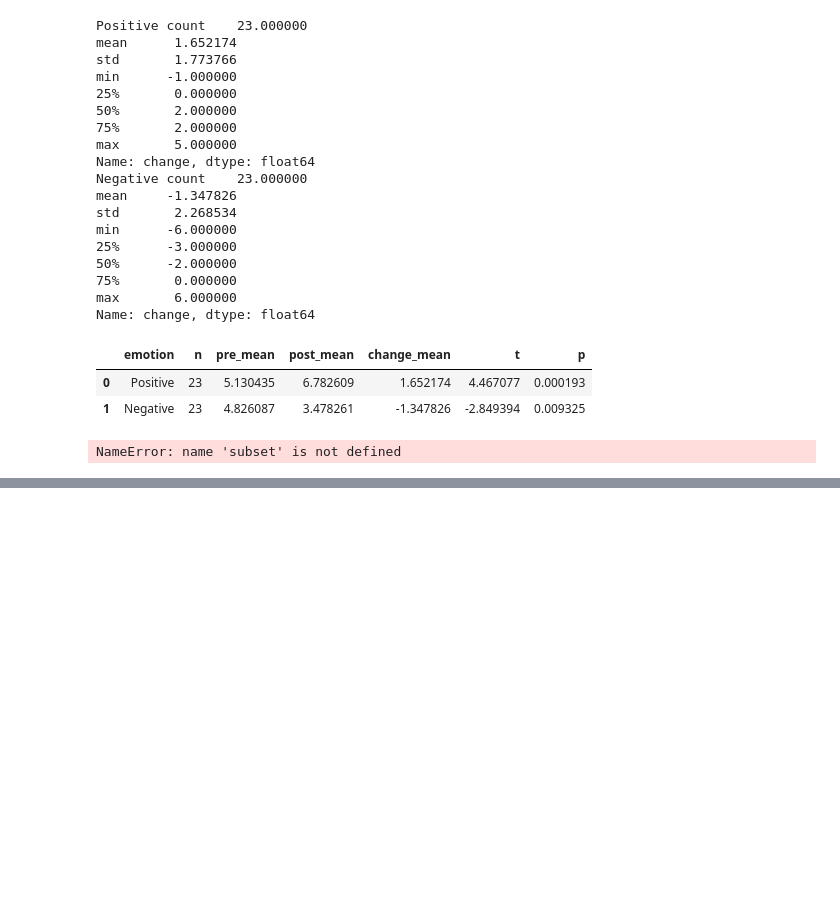
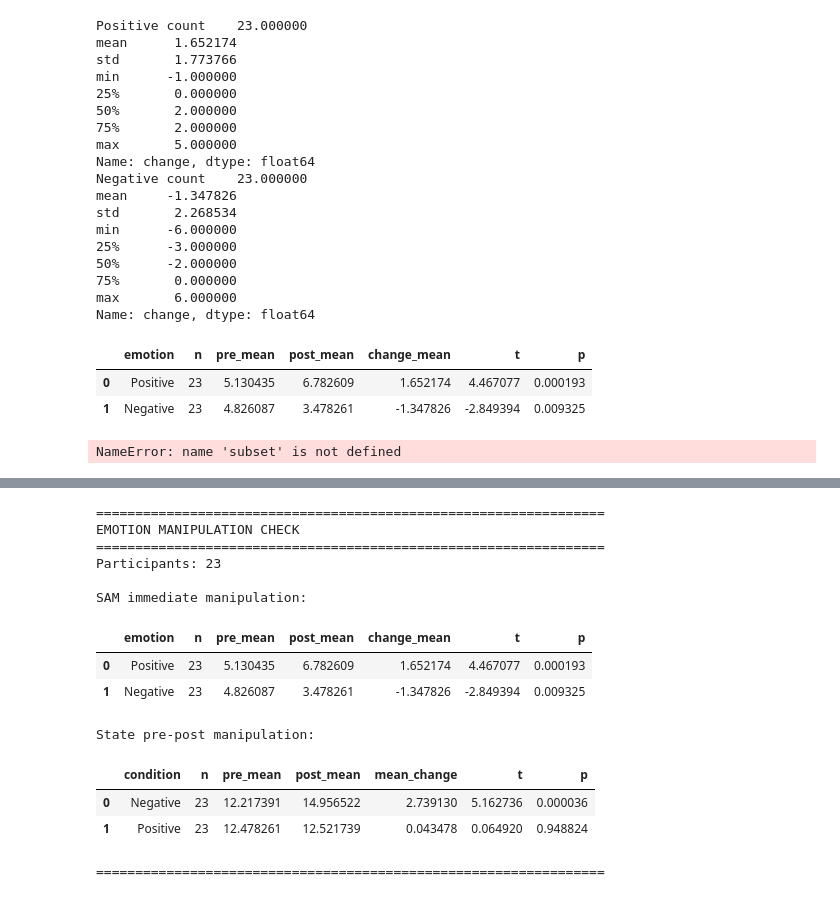
Before and after one commit to Neurocognitive-Engineering-Laboratory/experiment-crossover-emotion, a Jupyter notebook: notebooks/03_manipulation_check.ipynb, the cells around one changed output, grey strips where cells are left out. Drawn from its saved outputs; the diff is of its cells as text; code cells hidden in the pictures; blank space fills up the shorter version.

```diff
--- a/notebooks/03_manipulation_check.ipynb
+++ b/notebooks/03_manipulation_check.ipynb
@@ -558,0 +821,52 @@ NameError: name 'subset' is not defined
+# %%
+print(
+    "=" * 65
+)
+
+print(
+    "EMOTION MANIPULATION CHECK"
+)
+
+print(
+    "=" * 65
+)
+
+print(
+    f"Participants: "
+    f"{len(participant_data)}"
+)
+
+print(
+    "\nSAM immediate manipulation:"
+)
+
+display(
+    manipulation_results
+)
+
+print(
+    "\nState pre-post manipulation:"
+)
+
+display(
+    state_results
+)
+
+print(
+    "=" * 65
+)
+# %% [output]
+=================================================================
+EMOTION MANIPULATION CHECK
+=================================================================
+Participants: 23
+
+SAM immediate manipulation:
+|  | emotion | n | pre_mean | post_mean | change_mean | t | p |
+| 0 | Positive | 23 | 5.130435 | 6.782609 | 1.652174 | 4.467077 | 0.000193 |
+| 1 | Negative | 23 | 4.826087 | 3.478261 | -1.347826 | -2.849394 | 0.009325 |
+State pre-post manipulation:
+|  | condition | n | pre_mean | post_mean | mean_change | t | p |
+| 0 | Negative | 23 | 12.217391 | 14.956522 | 2.739130 | 5.162736 | 0.000036 |
+| 1 | Positive | 23 | 12.478261 | 12.521739 | 0.043478 | 0.064920 | 0.948824 |
+=================================================================
```
Also changed, not shown: parts of 18 cells of this notebook, 19 other files.
